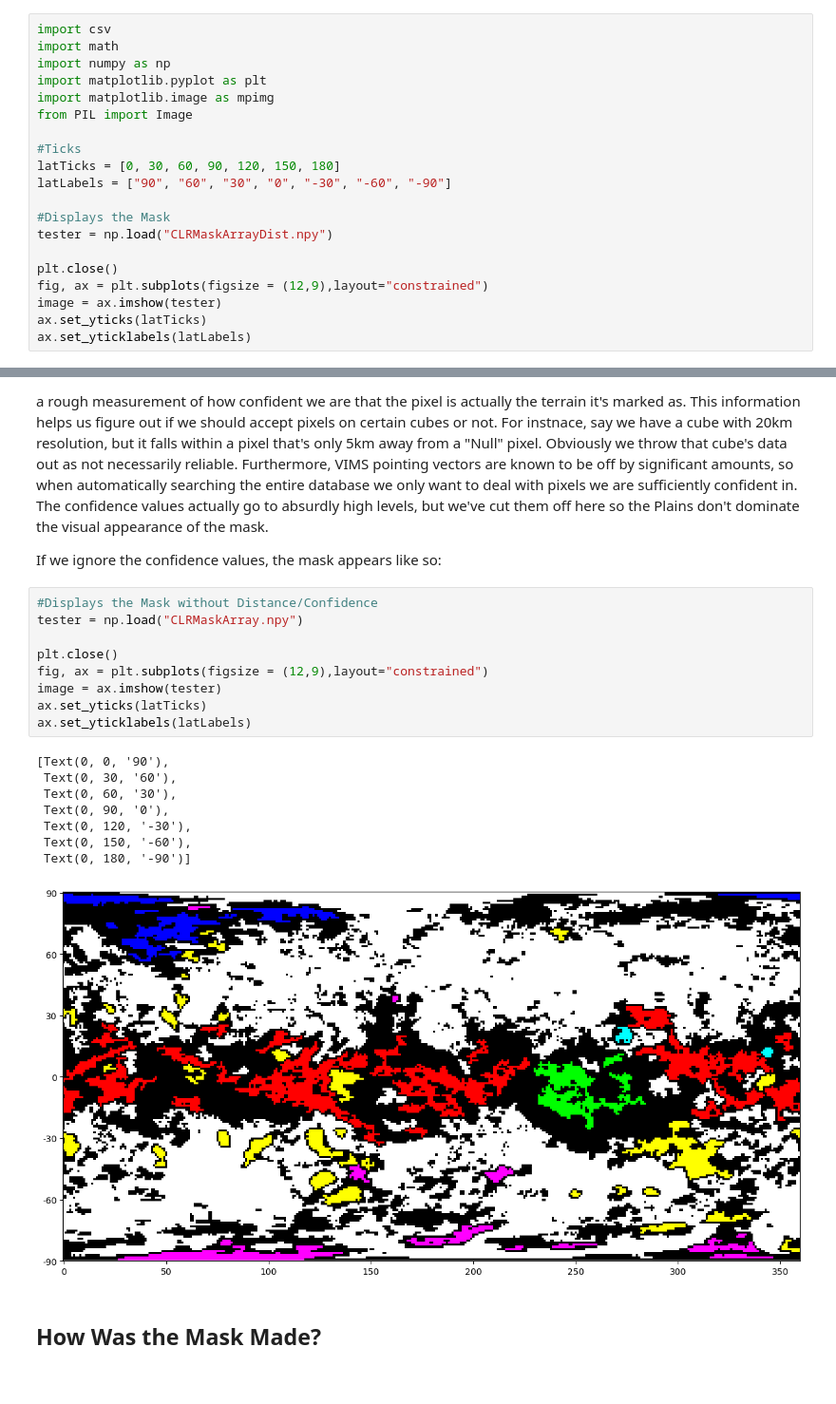
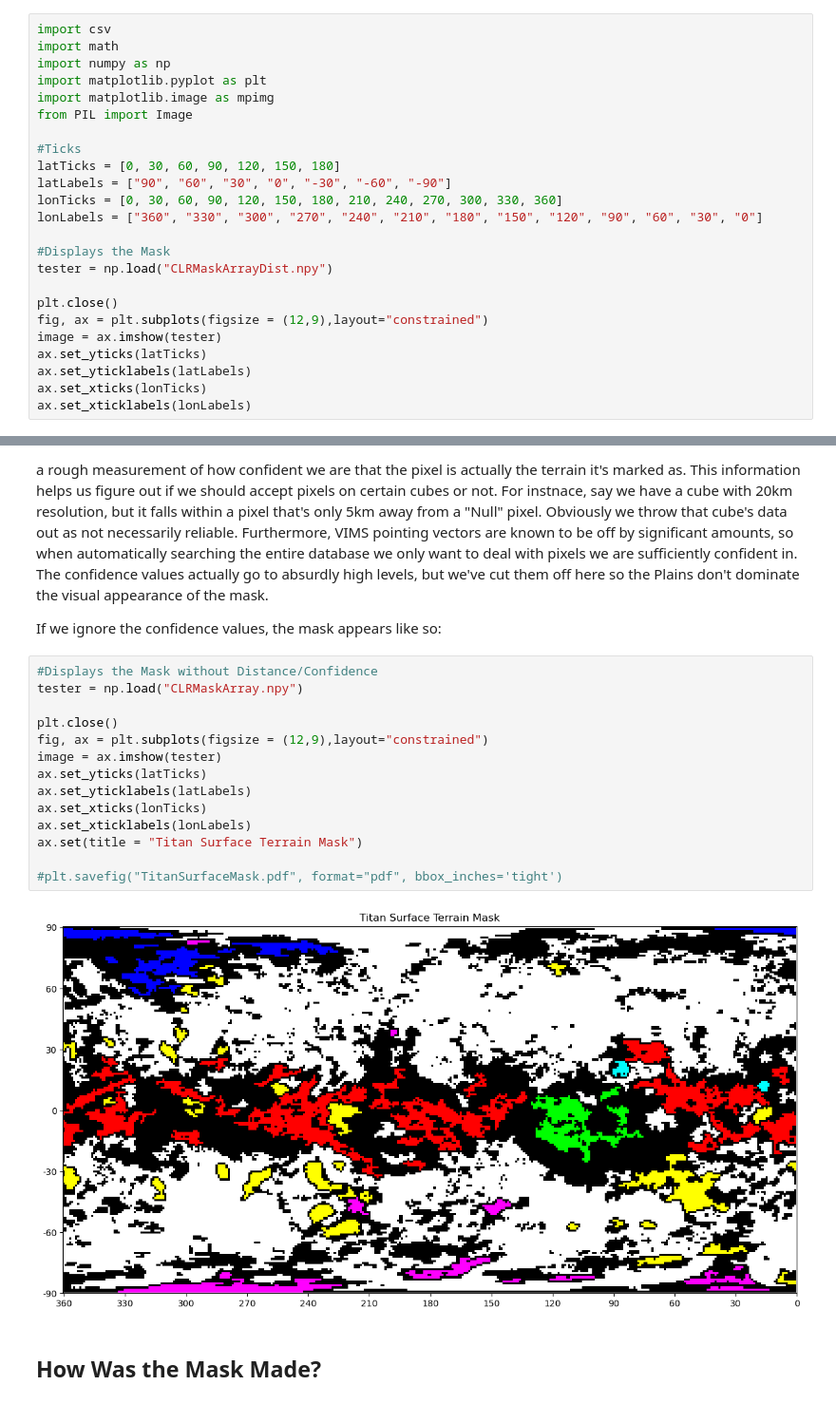
Before and after one commit to GMBlackjack/GMsNotes, a Jupyter notebook: TitanObservationAngleModelMaker/MaskExplorer/MaskExplorer.ipynb, the cells around one changed output, grey strips where cells are left out. Shown at 95% size. Drawn from its saved outputs; the diff is of its cells as text.

```diff
--- a/TitanObservationAngleModelMaker/MaskExplorer/MaskExplorer.ipynb
+++ b/TitanObservationAngleModelMaker/MaskExplorer/MaskExplorer.ipynb
@@ -19,6 +19,8 @@ from PIL import Image
 #Ticks
 latTicks = [0, 30, 60, 90, 120, 150, 180]
 latLabels = ["90", "60", "30", "0", "-30", "-60", "-90"]
+lonTicks = [0, 30, 60, 90, 120, 150, 180, 210, 240, 270, 300, 330, 360]
+lonLabels = ["360", "330", "300", "270", "240", "210", "180", "150", "120", "90", "60", "30", "0"]
 
 #Displays the Mask
 tester = np.load("CLRMaskArrayDist.npy")
@@ -28,5 +30,7 @@ fig, ax = plt.subplots(figsize = (12,9),layout="constrained")
 image = ax.imshow(tester)
 ax.set_yticks(latTicks)
 ax.set_yticklabels(latLabels)
+ax.set_xticks(lonTicks)
+ax.set_xticklabels(lonLabels)
 # %% [output]
 Clipping input data to the valid range for imshow with RGB data ([0..1] for floats or [0..255] for integers). Got range [0..1500].
@@ -51,21 +61,19 @@ If we ignore the confidence values, the mask appears like so:
 # %%
 #Displays the Mask without Distance/Confidence
 tester = np.load("CLRMaskArray.npy")
 
 plt.close()
 fig, ax = plt.subplots(figsize = (12,9),layout="constrained")
 image = ax.imshow(tester)
 ax.set_yticks(latTicks)
 ax.set_yticklabels(latLabels)
+ax.set_xticks(lonTicks)
+ax.set_xticklabels(lonLabels)
+ax.set(title = "Titan Surface Terrain Mask")
+
+#plt.savefig("TitanSurfaceMask.pdf", format="pdf", bbox_inches='tight')
 # %% [output]
-[Text(0, 0, '90'),
- Text(0, 30, '60'),
- Text(0, 60, '30'),
- Text(0, 90, '0'),
- Text(0, 120, '-30'),
- Text(0, 150, '-60'),
- Text(0, 180, '-90')]
-[figure, old version]
+[figure, new version]
 # %% [markdown]
 ## How Was the Mask Made?
 # %% [markdown]
```
Also changed, not shown: parts of 1 cell of this notebook, 20 other files.
